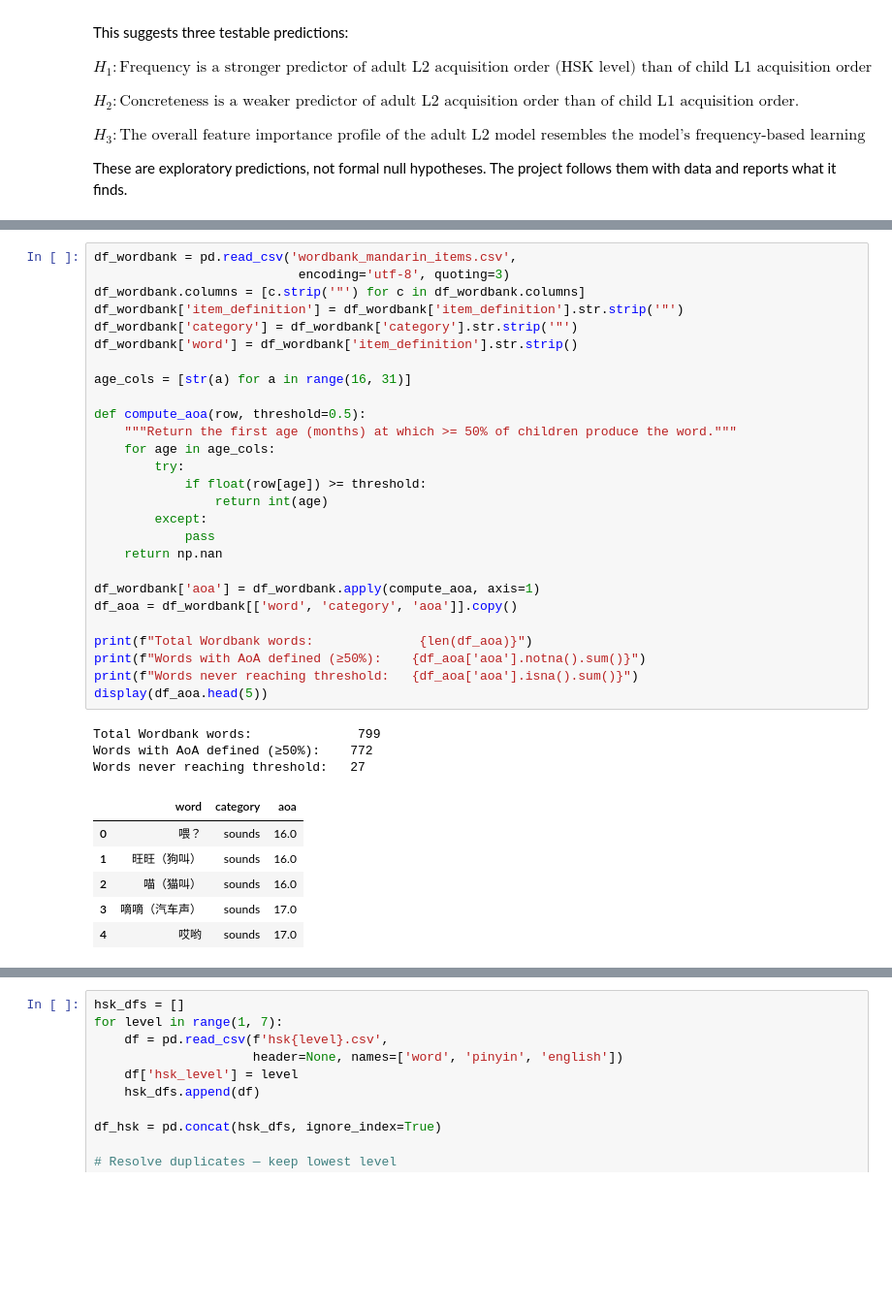
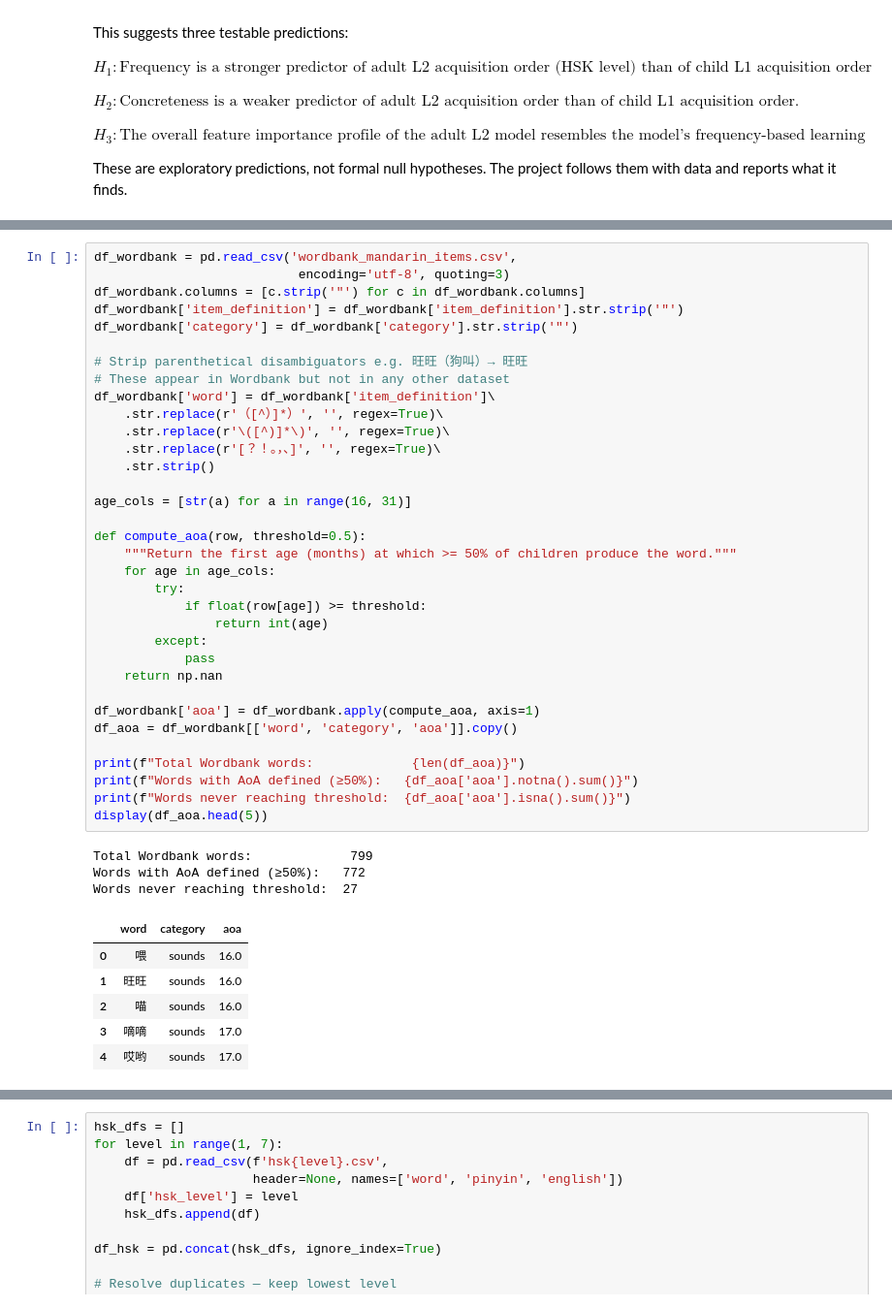
Before and after one commit to Slavena1/Softuni-Machine-Learning-Final-Project, a Jupyter notebook: SlavenaMachineLearningProject.ipynb, the cells around one changed output, grey strips where cells are left out. Shown at 97% size. Cells and saved outputs as stored; diff of their text form; blank space fills up the shorter version.

```diff
--- a/SlavenaMachineLearningProject.ipynb
+++ b/SlavenaMachineLearningProject.ipynb
@@ -100,7 +103,14 @@ df_wordbank = pd.read_csv('wordbank_mandarin_items.csv',
 df_wordbank.columns = [c.strip('"') for c in df_wordbank.columns]
 df_wordbank['item_definition'] = df_wordbank['item_definition'].str.strip('"')
 df_wordbank['category'] = df_wordbank['category'].str.strip('"')
-df_wordbank['word'] = df_wordbank['item_definition'].str.strip()
+
+# Strip parenthetical disambiguators e.g. 旺旺（狗叫）→ 旺旺
+# These appear in Wordbank but not in any other dataset
+df_wordbank['word'] = df_wordbank['item_definition']\
+    .str.replace(r'（[^）]*）', '', regex=True)\
+    .str.replace(r'\([^)]*\)', '', regex=True)\
+    .str.replace(r'[？！。，、]', '', regex=True)\
+    .str.strip()
 
 age_cols = [str(a) for a in range(16, 31)]
 
@@ -117,8 +127,8 @@ def compute_aoa(row, threshold=0.5):
 df_wordbank['aoa'] = df_wordbank.apply(compute_aoa, axis=1)
 df_aoa = df_wordbank[['word', 'category', 'aoa']].copy()
 
-print(f"Total Wordbank words:              {len(df_aoa)}")
-print(f"Words with AoA defined (≥50%):    {df_aoa['aoa'].notna().sum()}")
-print(f"Words never reaching threshold:   {df_aoa['aoa'].isna().sum()}")
+print(f"Total Wordbank words:             {len(df_aoa)}")
+print(f"Words with AoA defined (≥50%):   {df_aoa['aoa'].notna().sum()}")
+print(f"Words never reaching threshold:  {df_aoa['aoa'].isna().sum()}")
 display(df_aoa.head(5))
 # %% [output]
@@ -128,8 +138,8 @@ Words never reaching threshold:   27
 |  | word | category | aoa |
-| 0 | 喂？ | sounds | 16.0 |
-| 1 | 旺旺（狗叫） | sounds | 16.0 |
-| 2 | 喵（猫叫） | sounds | 16.0 |
-| 3 | 嘀嘀（汽车声） | sounds | 17.0 |
+| 0 | 喂 | sounds | 16.0 |
+| 1 | 旺旺 | sounds | 16.0 |
+| 2 | 喵 | sounds | 16.0 |
+| 3 | 嘀嘀 | sounds | 17.0 |
 | 4 | 哎哟 | sounds | 17.0 |
 # %% [markdown]
 ## 2.2 HSK Vocabulary Lists
```
Also changed, not shown: parts of 16 cells of this notebook, 1 other file.
